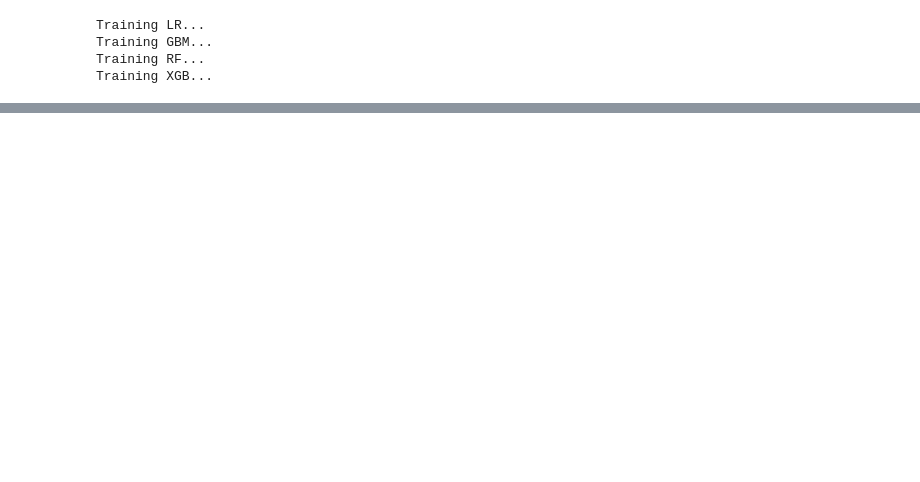
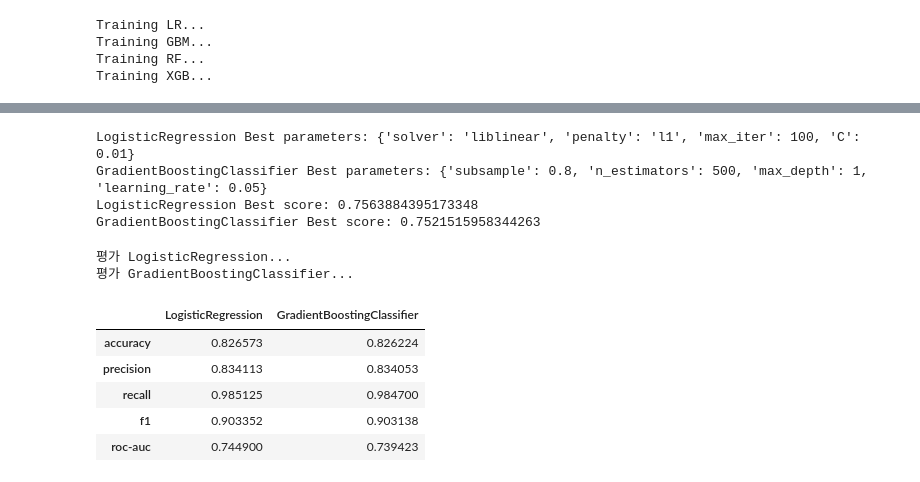
Before and after one commit to SKNETWORKS-FAMILY-AICAMP/SKN06-2nd-6Team, a Jupyter notebook: ML.ipynb, the cells around one changed output, grey strips where cells are left out. Cells and saved outputs as stored; diff of their text form; code cells hidden in the pictures; blank space fills up the shorter version.

```diff
--- a/ML.ipynb
+++ b/ML.ipynb
@@ -717,0 +411,15 @@ print(results_df)
+# %%
+#tuning result
+print("LogisticRegression Best parameters:", random_search_lr.best_params_)
+print("GradientBoostingClassifier Best parameters:", random_search_gbm.best_params_)
+
+
+print("LogisticRegression Best score:", random_search_lr.best_score_)
+print("GradientBoostingClassifier Best score:", random_search_gbm.best_score_)
+
+pd.DataFrame(test_results, index=['accuracy', 'precision', 'recall', 'f1', 'roc-auc'])
+# %% [output]
+LogisticRegression Best parameters: {'solver': 'liblinear', 'penalty': 'l1', 'max_iter': 100, 'C': 0.01}
+GradientBoostingClassifier Best parameters: {'subsample': 0.8, 'n_estimators': 500, 'max_depth': 1, 'learning_rate': 0.05}
+LogisticRegression Best score: 0.7563884395173348
+GradientBoostingClassifier Best score: 0.7521515958344263
@@ -717,0 +431,34 @@ print(results_df)
+# %%
+# 최종 테스트
+best_models = [
+    ("LogisticRegression", best_lr),
+    ("GradientBoostingClassifier", best_gbm)
+]
+
+test_results = {}
+
+for name, model in best_models:
+    print(f"평가 {name}...")
+    pred_test = model.predict(X_test)
+    pred_proba_test = model.predict_proba(X_test)[:, 1]
+
+    accuracy_test = accuracy_score(y_test, pred_test)
+    precision_test = precision_score(y_test, pred_test)
+    recall_test = recall_score(y_test, pred_test)
+    f1_test = f1_score(y_test, pred_test)
+    auc_test = roc_auc_score(y_test, pred_proba_test)
+
+    test_results[name] = [accuracy_test, precision_test, recall_test, f1_test, auc_test]
+# %% [output]
+평가 LogisticRegression...
+평가 GradientBoostingClassifier...
+# %%
+#결과
+pd.DataFrame(test_results, index=['accuracy', 'precision', 'recall', 'f1', 'roc-auc'])
+# %% [output]
+|  | LogisticRegression | GradientBoostingClassifier |
+| accuracy | 0.826573 | 0.826224 |
+| precision | 0.834113 | 0.834053 |
+| recall | 0.985125 | 0.984700 |
+| f1 | 0.903352 | 0.903138 |
+| roc-auc | 0.744900 | 0.739423 |
```
Also changed, not shown: parts of 34 cells of this notebook, 3 other files.
